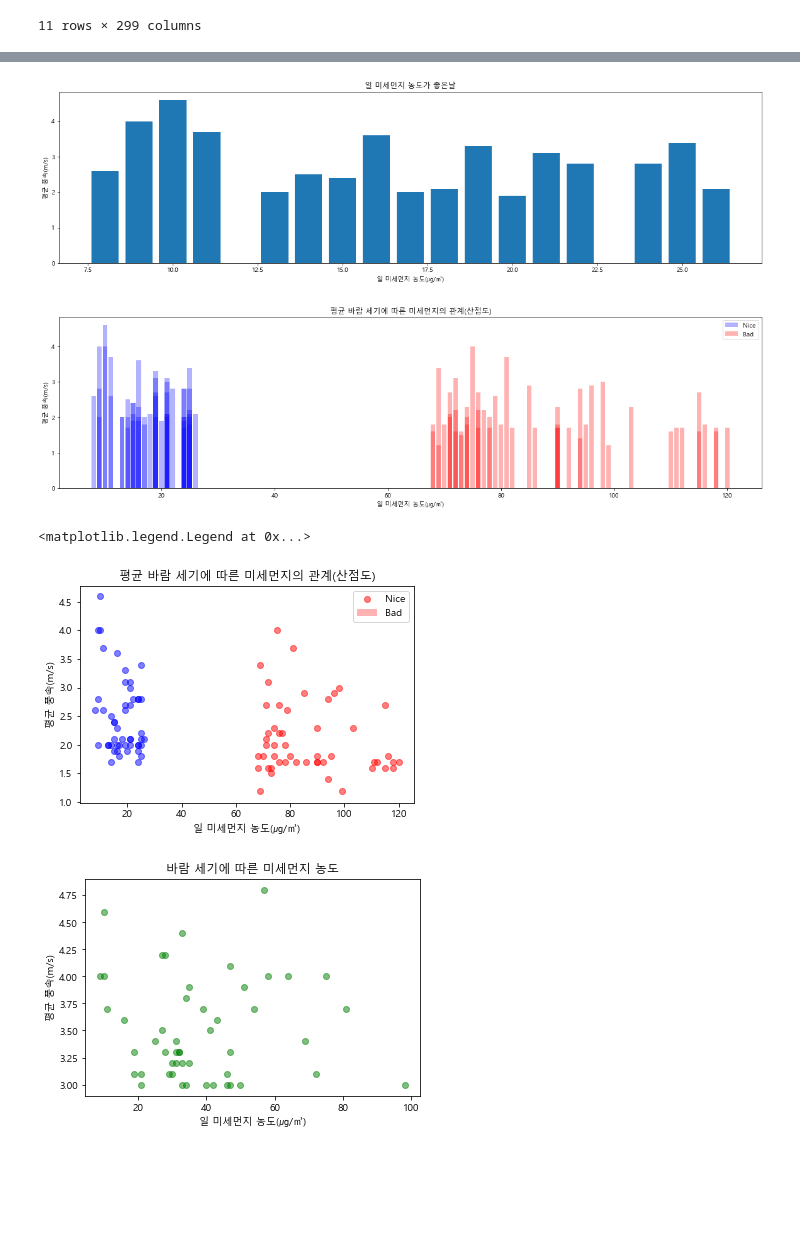
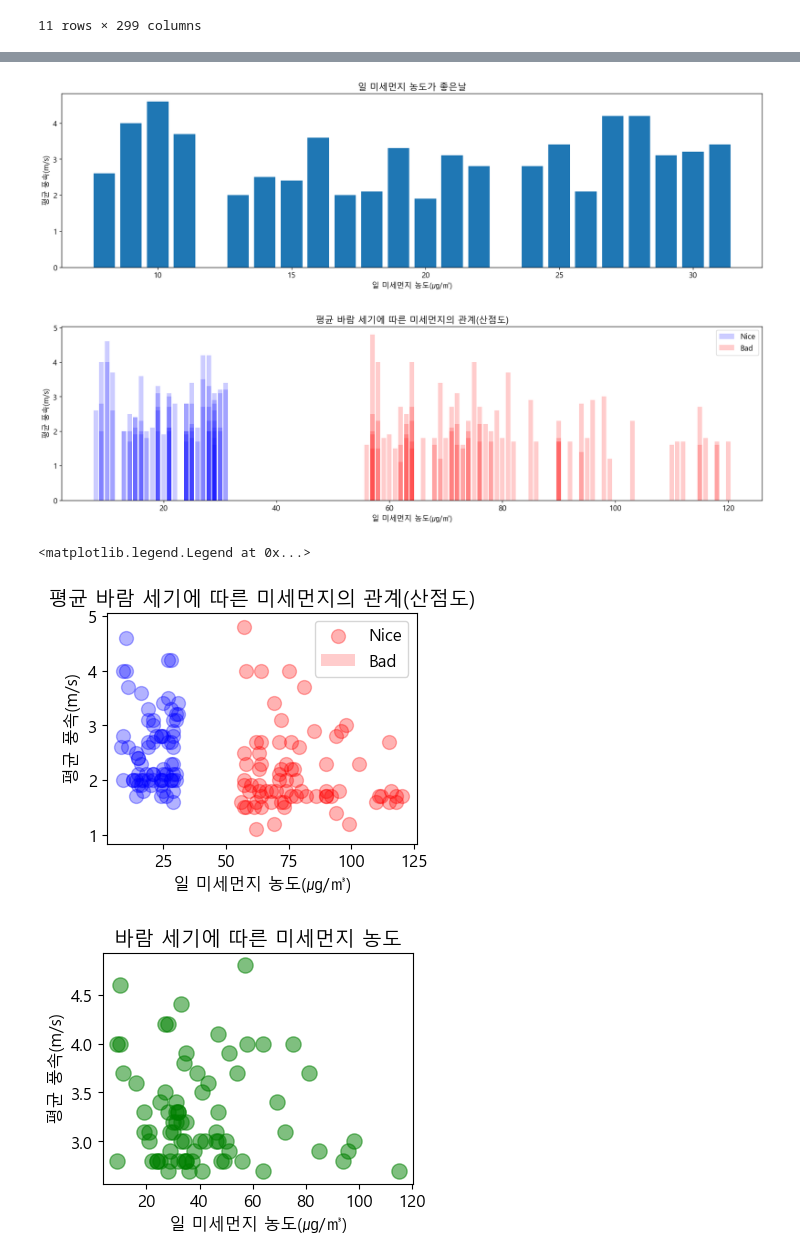
Before and after one commit to heyera/programming3_class, a Jupyter notebook: HWP.ipynb, the cells around one changed output, grey strips where cells are left out. Saved outputs shown, nothing was run; the diff lists cells and outputs as text; code cells hidden in the pictures; blank space fills up the shorter version.

```diff
--- a/HWP.ipynb
+++ b/HWP.ipynb
@@ -73,9 +73,9 @@ newdata.T
 | 최다풍향(16방위) | 50 | 50 | 290 | 50 | 50 | 70 | 70 | 270 | 290 | 290 | ... | ... |
 11 rows × 299 columns
 # %%
-nc_air= newdata.sort_values('일 미세먼지 농도(㎍/㎥)',ascending=True).head(50)
-bad_air= newdata.sort_values('일 미세먼지 농도(㎍/㎥)',ascending=False).head(50)
-hi_wind= newdata.sort_values('평균 풍속(m/s)',ascending=False).head(50)
+nc_air=newdata.sort_values('일 미세먼지 농도(㎍/㎥)',ascending=True).head(75)
+bad_air=newdata.sort_values('일 미세먼지 농도(㎍/㎥)',ascending=False).head(75)
+hi_wind=newdata.sort_values('평균 풍속(m/s)',ascending=False).head(75)
 nc_air=nc_air.sort_values('일시',ascending=True)
 bad_air=bad_air.sort_values('일시',ascending=True)
 
@@ -294,12 +433,12 @@ plt.xlabel('일 미세먼지 농도(㎍/㎥)')
 plt.ylabel('평균 풍속(m/s)')
 plt.show()
 # %% [output]
-[figure, old version]
+[figure, new version]
 # %%
 label=['Nice','Bad']
 plt.figure(figsize=(20, 5))
-p1=plt.bar(nc_air['일 미세먼지 농도(㎍/㎥)'],nc_air['평균 풍속(m/s)'], label='Bad', color='b', alpha=0.3)
-p2=plt.bar(bad_air['일 미세먼지 농도(㎍/㎥)'],bad_air['평균 풍속(m/s)'], label='Nice', color='r', alpha=0.3)
+p1=plt.bar(nc_air['일 미세먼지 농도(㎍/㎥)'],nc_air['평균 풍속(m/s)'], label='Bad', color='b', alpha=0.2)
+p2=plt.bar(bad_air['일 미세먼지 농도(㎍/㎥)'],bad_air['평균 풍속(m/s)'], label='Nice', color='r', alpha=0.2)
 plt.xlabel('일 미세먼지 농도(㎍/㎥)')
 plt.ylabel('평균 풍속(m/s)')
 plt.title('평균 바람 세기에 따른 미세먼지의 관계(산점도)')
@@ -307,10 +446,10 @@ plt.legend((p1,p2),label)
 plt.show()
 #공기의 질이 좋은날과 안좋은날을 같은 그래프에서 비교하기 위하여 합쳤으며 그래프의 투명도를 낮춰 집중되어있는곳은 진하게 보이게 하였습니다.
 # %% [output]
-[figure, old version]
+[figure, new version]
 # %%
-p1=plt.scatter(nc_air['일 미세먼지 농도(㎍/㎥)'],nc_air['평균 풍속(m/s)'], color='b', alpha=0.5, )
-p1=plt.scatter(bad_air['일 미세먼지 농도(㎍/㎥)'],bad_air['평균 풍속(m/s)'], color='r', alpha=0.5, )
+p1=plt.scatter(nc_air['일 미세먼지 농도(㎍/㎥)'],nc_air['평균 풍속(m/s)'], color='b', alpha=0.3,s=100)
+p1=plt.scatter(bad_air['일 미세먼지 농도(㎍/㎥)'],bad_air['평균 풍속(m/s)'], color='r', alpha=0.3,s=100)
 plt.xlabel('일 미세먼지 농도(㎍/㎥)')
 plt.ylabel('평균 풍속(m/s)')
 plt.title('평균 바람 세기에 따른 미세먼지의 관계(산점도)')
@@ -318,13 +457,13 @@ plt.legend((p1,p2),label)
 #평균 바람 세기에 따른 미세먼지의 관계
 # %% [output]
 <matplotlib.legend.Legend at 0x...>
-[figure, old version]
+[figure, new version]
 # %%
-plt.scatter(hi_wind['일 미세먼지 농도(㎍/㎥)'],hi_wind['평균 풍속(m/s)'], color='g', alpha=0.5, )
+plt.scatter(hi_wind['일 미세먼지 농도(㎍/㎥)'],hi_wind['평균 풍속(m/s)'], color='g', alpha=0.5, s=120)
 plt.xlabel('일 미세먼지 농도(㎍/㎥)')
 plt.ylabel('평균 풍속(m/s)')
 plt.title('바람 세기에 따른 미세먼지 농도')
 plt.show()
 #바람세기에 따른 미세먼지
 # %% [output]
-[figure, old version]
+[figure, new version]
```
Also changed, not shown: parts of 31 cells of this notebook.
